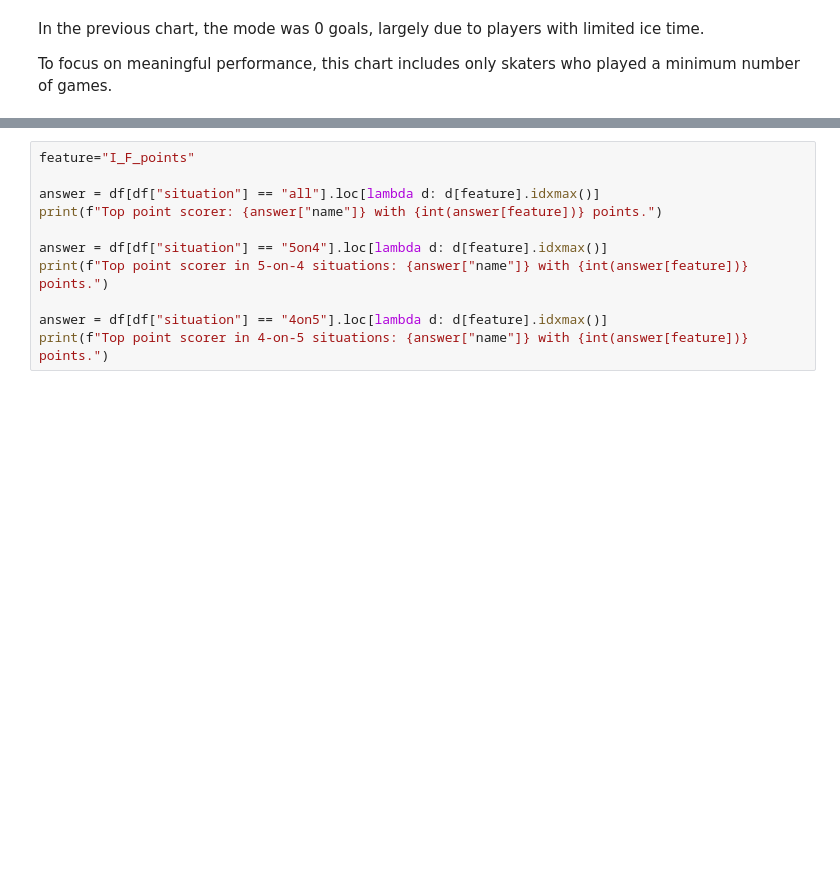
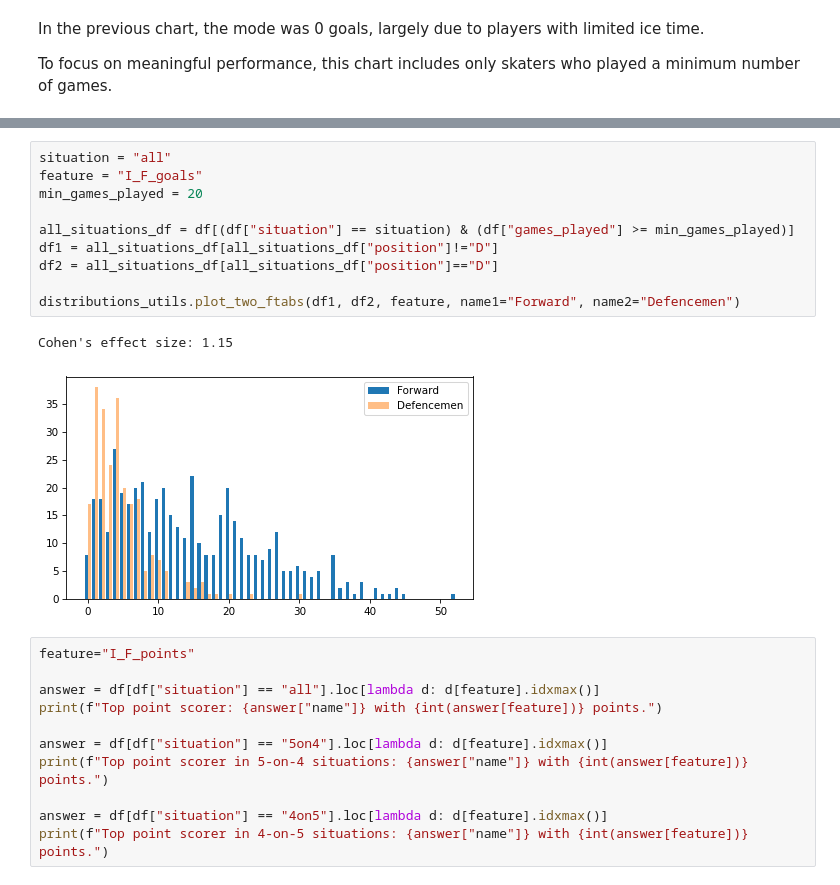
Before and after one commit to thedanicode24/moneypuck-data, a Jupyter notebook: 01-distributions.ipynb, the cells around one changed output, grey strips where cells are left out. Drawn from its saved outputs; the diff is of its cells as text; blank space fills up the shorter version.

Commit message:
01 distributions

```diff
--- a/01-distributions.ipynb
+++ b/01-distributions.ipynb
@@ -115,3 +98,16 @@ Mode: 4.0
+# %%
+situation = "all"
+feature = "I_F_goals"
+min_games_played = 20
+
+all_situations_df = df[(df["situation"] == situation) & (df["games_played"] >= min_games_played)]
+df1 = all_situations_df[all_situations_df["position"]!="D"]
+df2 = all_situations_df[all_situations_df["position"]=="D"]
+
+distributions_utils.plot_two_ftabs(df1, df2, feature, name1="Forward", name2="Defencemen")
+# %% [output]
+Cohen's effect size: 1.15
+[figure, added]
 # %%
 feature="I_F_points"
 
```
Also changed, not shown: parts of 21 cells of this notebook.
